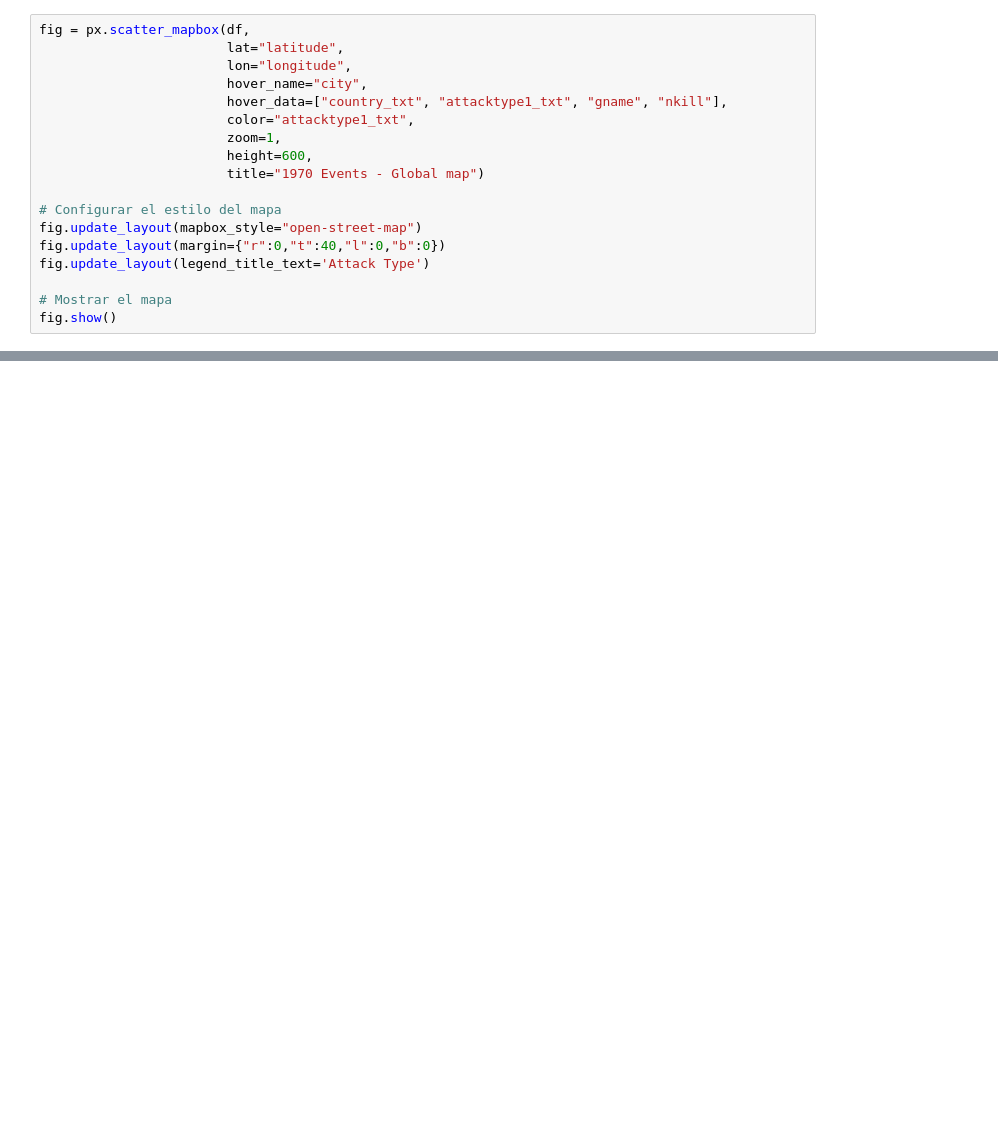
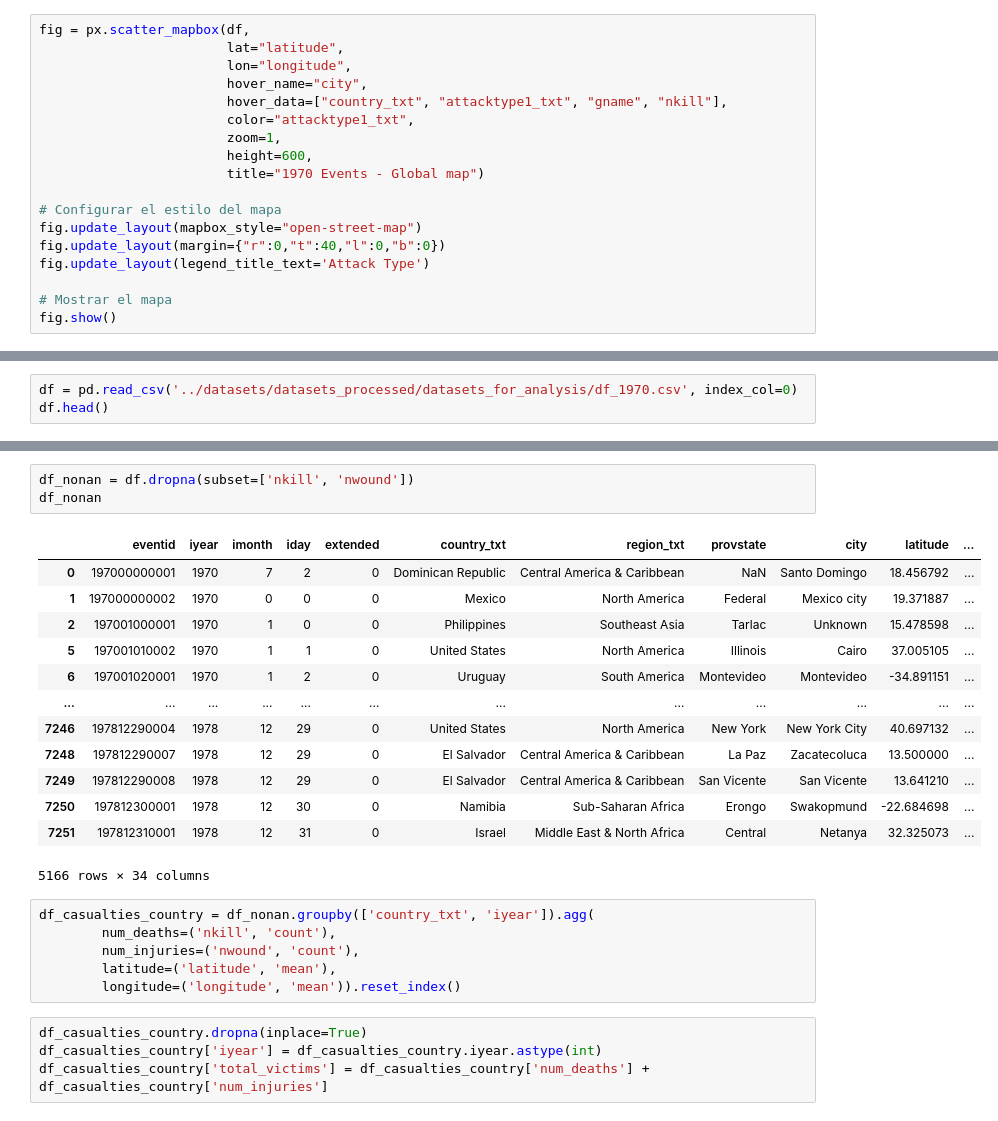
Before and after one commit to byshadowoz/Terrorism_Hotspots, a Jupyter notebook: EDA/EDA_analysis.ipynb, the cells around one changed output, grey strips where cells are left out. Saved outputs shown, nothing was run; the diff lists cells and outputs as text; blank space fills up the shorter version.

```diff
--- a/EDA/EDA_analysis.ipynb
+++ b/EDA/EDA_analysis.ipynb
@@ -102,0 +153,3 @@ fig.show()
+# %%
+df = pd.read_csv('../datasets/datasets_processed/datasets_for_analysis/df_1970.csv', index_col=0)
+df.head()
@@ -102,0 +164,27 @@ fig.show()
+# %%
+df_nonan = df.dropna(subset=['nkill', 'nwound'])
+df_nonan
+# %% [output]
+|  | eventid | iyear | imonth | iday | extended | country_txt | region_txt | provstate | city | latitude | ... |
+| 0 | 197000000001 | 1970 | 7 | 2 | 0 | Dominican Republic | Central America & Caribbean | NaN | Santo Domingo | 18.456792 | ... |
+| 1 | 197000000002 | 1970 | 0 | 0 | 0 | Mexico | North America | Federal | Mexico city | 19.371887 | ... |
+| 2 | 197001000001 | 1970 | 1 | 0 | 0 | Philippines | Southeast Asia | Tarlac | Unknown | 15.478598 | ... |
+| 5 | 197001010002 | 1970 | 1 | 1 | 0 | United States | North America | Illinois | Cairo | 37.005105 | ... |
+| 6 | 197001020001 | 1970 | 1 | 2 | 0 | Uruguay | South America | Montevideo | Montevideo | -34.891151 | ... |
+| ... | ... | ... | ... | ... | ... | ... | ... | ... | ... | ... | ... |
+| 7246 | 197812290004 | 1978 | 12 | 29 | 0 | United States | North America | New York | New York City | 40.697132 | ... |
+| 7248 | 197812290007 | 1978 | 12 | 29 | 0 | El Salvador | Central America & Caribbean | La Paz | Zacatecoluca | 13.500000 | ... |
+| 7249 | 197812290008 | 1978 | 12 | 29 | 0 | El Salvador | Central America & Caribbean | San Vicente | San Vicente | 13.641210 | ... |
+| 7250 | 197812300001 | 1978 | 12 | 30 | 0 | Namibia | Sub-Saharan Africa | Erongo | Swakopmund | -22.684698 | ... |
+| 7251 | 197812310001 | 1978 | 12 | 31 | 0 | Israel | Middle East & North Africa | Central | Netanya | 32.325073 | ... |
+5166 rows × 34 columns
+# %%
+df_casualties_country = df_nonan.groupby(['country_txt', 'iyear']).agg(
+        num_deaths=('nkill', 'count'),
+        num_injuries=('nwound', 'count'),
+        latitude=('latitude', 'mean'),
+        longitude=('longitude', 'mean')).reset_index()
+# %%
+df_casualties_country.dropna(inplace=True)
+df_casualties_country['iyear'] = df_casualties_country.iyear.astype(int)
+df_casualties_country['total_victims'] = df_casualties_country['num_deaths'] + df_casualties_country['num_injuries']
```
Also changed, not shown: parts of 11 cells of this notebook.
